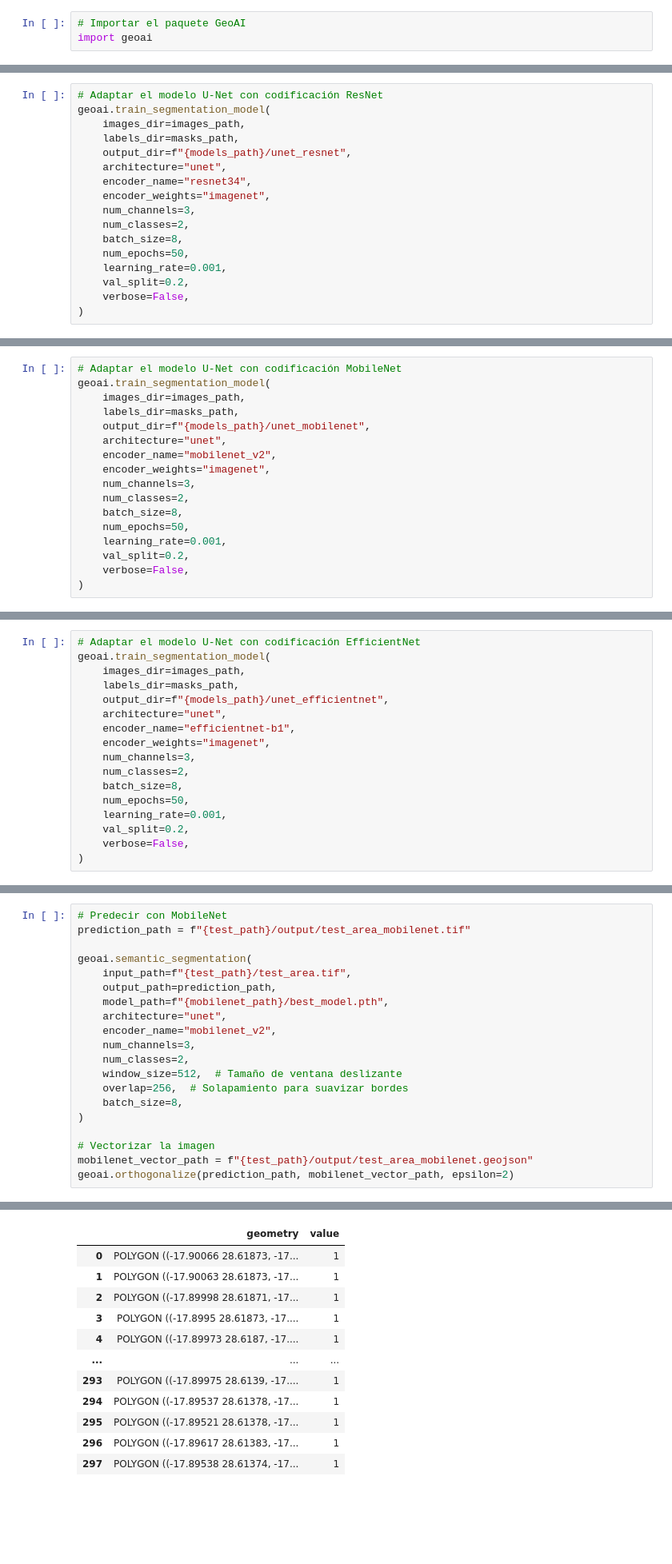
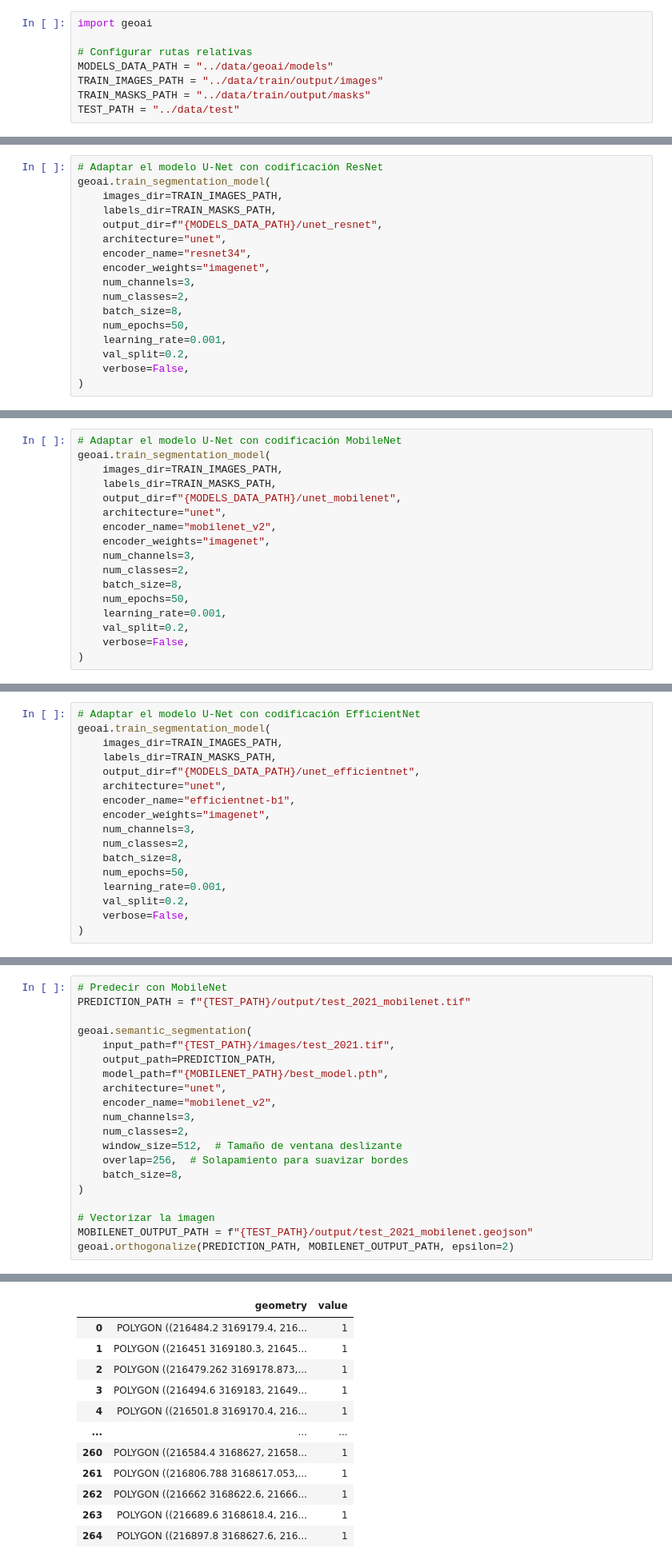
Before and after one commit to jcongom/TFG-disaster-building-footprint-extraction, a Jupyter notebook: notebooks/02_creacion_modelo.ipynb, the cells around one changed output, grey strips where cells are left out. Shown at 80% size. Saved outputs shown, nothing was run; the diff lists cells and outputs as text; blank space fills up the shorter version.

```diff
--- a/notebooks/02_creacion_modelo.ipynb
+++ b/notebooks/02_creacion_modelo.ipynb
@@ -5,3 +7,8 @@
 # %%
-# Importar el paquete GeoAI
 import geoai
+
+# Configurar rutas relativas
+MODELS_DATA_PATH = "../data/geoai/models"
+TRAIN_IMAGES_PATH = "../data/train/output/images"
+TRAIN_MASKS_PATH = "../data/train/output/masks"
+TEST_PATH = "../data/test"
@@ -18,9 +19,9 @@ test_path = "../geoai/test"
 # %%
 # Adaptar el modelo U-Net con codificación ResNet
 geoai.train_segmentation_model(
-    images_dir=images_path,
-    labels_dir=masks_path,
-    output_dir=f"{models_path}/unet_resnet",
+    images_dir=TRAIN_IMAGES_PATH,
+    labels_dir=TRAIN_MASKS_PATH,
+    output_dir=f"{MODELS_DATA_PATH}/unet_resnet",
     architecture="unet",
     encoder_name="resnet34",
     encoder_weights="imagenet",
@@ -53,9 +64,9 @@ Models saved to ../geoai/models/unet_resnet
 # %%
 # Adaptar el modelo U-Net con codificación MobileNet
 geoai.train_segmentation_model(
-    images_dir=images_path,
-    labels_dir=masks_path,
-    output_dir=f"{models_path}/unet_mobilenet",
+    images_dir=TRAIN_IMAGES_PATH,
+    labels_dir=TRAIN_MASKS_PATH,
+    output_dir=f"{MODELS_DATA_PATH}/unet_mobilenet",
     architecture="unet",
     encoder_name="mobilenet_v2",
     encoder_weights="imagenet",
@@ -88,9 +109,9 @@ Models saved to ../geoai/models/unet_mobilenet
 # %%
 # Adaptar el modelo U-Net con codificación EfficientNet
 geoai.train_segmentation_model(
-    images_dir=images_path,
-    labels_dir=masks_path,
-    output_dir=f"{models_path}/unet_efficientnet",
+    images_dir=TRAIN_IMAGES_PATH,
+    labels_dir=TRAIN_MASKS_PATH,
+    output_dir=f"{MODELS_DATA_PATH}/unet_efficientnet",
     architecture="unet",
     encoder_name="efficientnet-b1",
     encoder_weights="imagenet",
@@ -270,11 +309,11 @@ Done!
 # %%
 # Predecir con MobileNet
-prediction_path = f"{test_path}/output/test_area_mobilenet.tif"
+PREDICTION_PATH = f"{TEST_PATH}/output/test_2021_mobilenet.tif"
 
 geoai.semantic_segmentation(
-    input_path=f"{test_path}/test_area.tif",
-    output_path=prediction_path,
-    model_path=f"{mobilenet_path}/best_model.pth",
+    input_path=f"{TEST_PATH}/images/test_2021.tif",
+    output_path=PREDICTION_PATH,
+    model_path=f"{MOBILENET_PATH}/best_model.pth",
     architecture="unet",
     encoder_name="mobilenet_v2",
     num_channels=3,
@@ -285,7 +324,7 @@ geoai.semantic_segmentation(
 )
 
 # Vectorizar la imagen
-mobilenet_vector_path = f"{test_path}/output/test_area_mobilenet.geojson"
-geoai.orthogonalize(prediction_path, mobilenet_vector_path, epsilon=2)
+MOBILENET_OUTPUT_PATH = f"{TEST_PATH}/output/test_2021_mobilenet.geojson"
+geoai.orthogonalize(PREDICTION_PATH, MOBILENET_OUTPUT_PATH, epsilon=2)
 # %% [output]
 Input file format: GeoTIFF (.tif)
@@ -298,13 +337,13 @@ Saving to ../geoai/test/output/test_area_mobilenet.geojson...
 Done!
 |  | geometry | value |
-| 0 | POLYGON ((-17.90066 28.61873, -17... | 1 |
-| 1 | POLYGON ((-17.90063 28.61873, -17... | 1 |
-| 2 | POLYGON ((-17.89998 28.61871, -17... | 1 |
-| 3 | POLYGON ((-17.8995 28.61873, -17.... | 1 |
-| 4 | POLYGON ((-17.89973 28.6187, -17.... | 1 |
+| 0 | POLYGON ((216484.2 3169179.4, 216... | 1 |
+| 1 | POLYGON ((216451 3169180.3, 21645... | 1 |
+| 2 | POLYGON ((216479.262 3169178.873,... | 1 |
+| 3 | POLYGON ((216494.6 3169183, 21649... | 1 |
+| 4 | POLYGON ((216501.8 3169170.4, 216... | 1 |
 | ... | ... | ... |
-| 293 | POLYGON ((-17.89975 28.6139, -17.... | 1 |
-| 294 | POLYGON ((-17.89537 28.61378, -17... | 1 |
-| 295 | POLYGON ((-17.89521 28.61378, -17... | 1 |
-| 296 | POLYGON ((-17.89617 28.61383, -17... | 1 |
-| 297 | POLYGON ((-17.89538 28.61374, -17... | 1 |
+| 260 | POLYGON ((216584.4 3168627, 21658... | 1 |
+| 261 | POLYGON ((216806.788 3168617.053,... | 1 |
+| 262 | POLYGON ((216662 3168622.6, 21666... | 1 |
+| 263 | POLYGON ((216689.6 3168618.4, 216... | 1 |
+| 264 | POLYGON ((216897.8 3168627.6, 216... | 1 |
```
Also changed, not shown: parts of 24 cells of this notebook, 47 other files.
